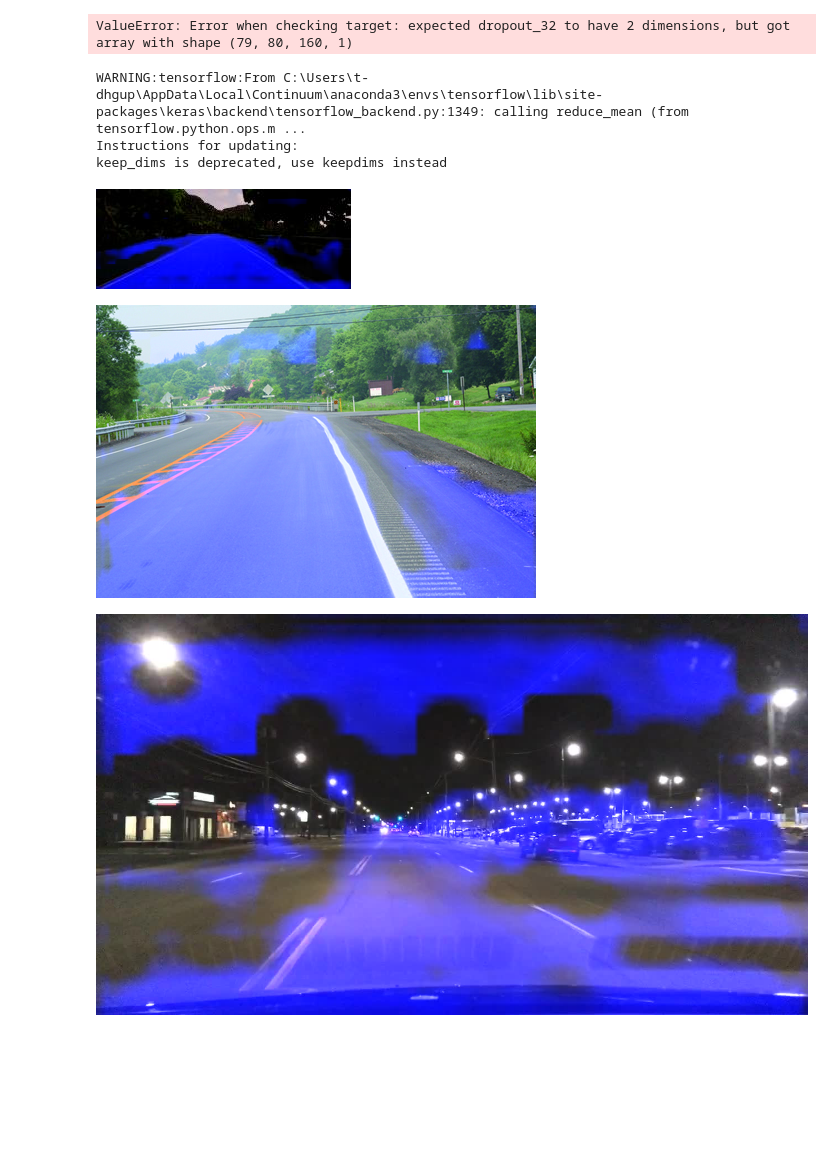
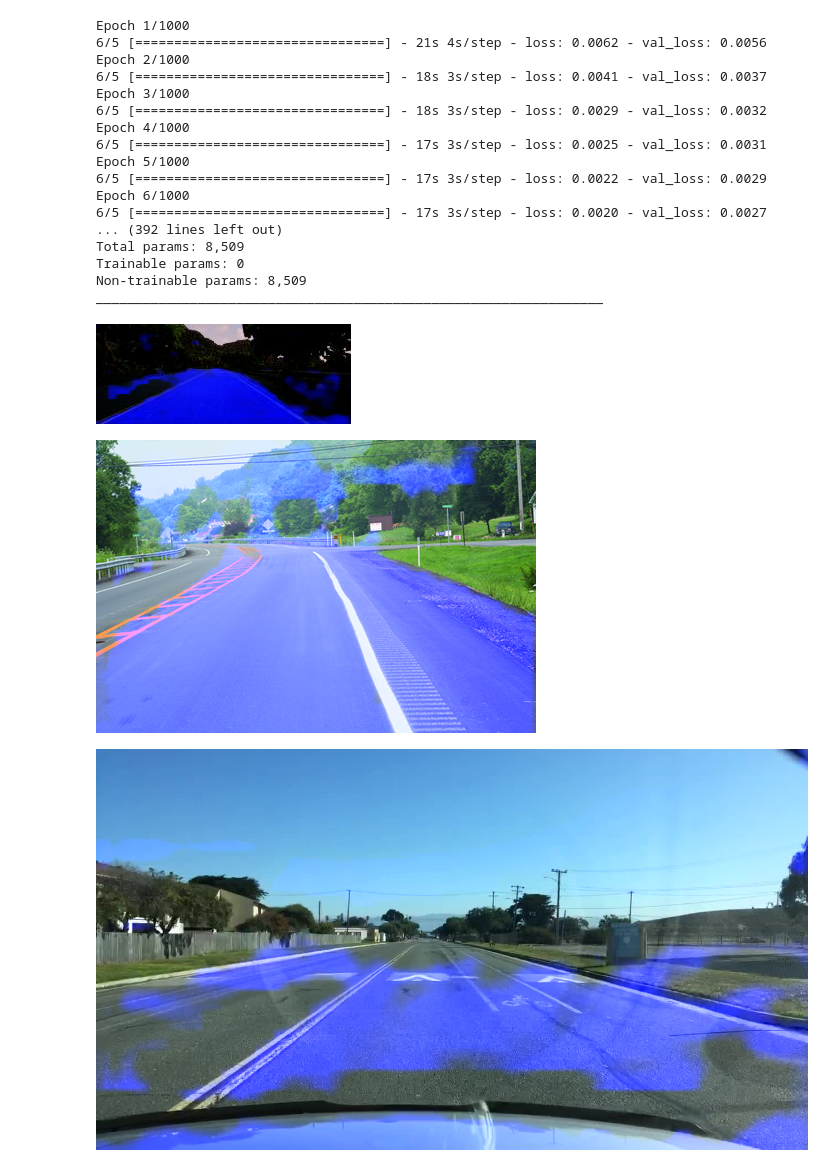
Before and after one commit to dhruv4/AutonomousDrivingCookbook, a Jupyter notebook: DeepLaneDetection/Train_Lane_Detection.ipynb, the cells around one changed output. Saved outputs shown, nothing was run; the diff lists cells and outputs as text; code cells hidden in the pictures; blank space fills up the shorter version.

```diff
--- a/DeepLaneDetection/Train_Lane_Detection.ipynb
+++ b/DeepLaneDetection/Train_Lane_Detection.ipynb
@@ -106,26 +108,38 @@ model.compile(optimizer='Adam', loss='mean_squared_error')
 
 
 # Save model architecture and weights
-model.save('model/lanes/trained_lane_model_3_layer.h5')
+model.save('model/lanes/trained_lane_model_3_layer_test.h5')
 
 # Show summary of model
 model.summary()
 # %% [output]
-ValueError: Error when checking target: expected dropout_32 to have 2 dimensions, but got array with shape (79, 80, 160, 1)
+Epoch 1/1000
+6/5 [================================] - 21s 4s/step - loss: 0.0062 - val_loss: 0.0056
+Epoch 2/1000
+6/5 [================================] - 18s 3s/step - loss: 0.0041 - val_loss: 0.0037
+Epoch 3/1000
+6/5 [================================] - 18s 3s/step - loss: 0.0029 - val_loss: 0.0032
+Epoch 4/1000
+6/5 [================================] - 17s 3s/step - loss: 0.0025 - val_loss: 0.0031
+Epoch 5/1000
+6/5 [================================] - 17s 3s/step - loss: 0.0022 - val_loss: 0.0029
+Epoch 6/1000
+6/5 [================================] - 17s 3s/step - loss: 0.0020 - val_loss: 0.0027
+... (392 lines left out)
+Total params: 8,509
+Trainable params: 0
+Non-trainable params: 8,509
+_________________________________________________________________
 # %%
 from keras.models import load_model
 
-model = load_model('model/lanes/trained_lane_model_3_layer_new_2.h5')
+model = load_model('model/lanes/trained_lane_model_3_layer_test.h5')
-# %% [output]
-WARNING:tensorflow:From C:\Users\t-dhgup\AppData\Local\Continuum\anaconda3\envs\tensorflow\lib\site-packages\keras\backend\tensorflow_backend.py:1349: calling reduce_mean (from tensorflow.python.ops.m ...
-Instructions for updating:
-keep_dims is deprecated, use keepdims instead
 # %%
 res = predictImage(model, "images/test/out_scene_965.jpg")
 
 res
 # %% [output]
-[figure, old version]
+[figure, new version]
 # %%
 #res = predictImage(model, "images/two-lane-road.jpg", shape=(452, 602, 3))
 #res = predictImage(model, "images/two-lane-road-2.jpg", shape=(229, 400, 3))
@@ -133,11 +147,11 @@ res = predictImage(model, "images/two-lane-road-3.jpg", shape=(293, 440, 3))
 
 res
 # %% [output]
-[figure, old version]
+[figure, new version]
 # %%
 # test on a BDD image
-res = predictImage(model, "images/f1a175b4-ea107c2b.jpg", shape=(720, 1280))
+res = predictImage(model, "images/d5cc7c4f-d5db11c6.jpg", shape=(720, 1280))
 
 res
 # %% [output]
-[figure, old version]
+[figure, new version]
```
Also changed, not shown: parts of 1 cell of this notebook, 2 other files.
